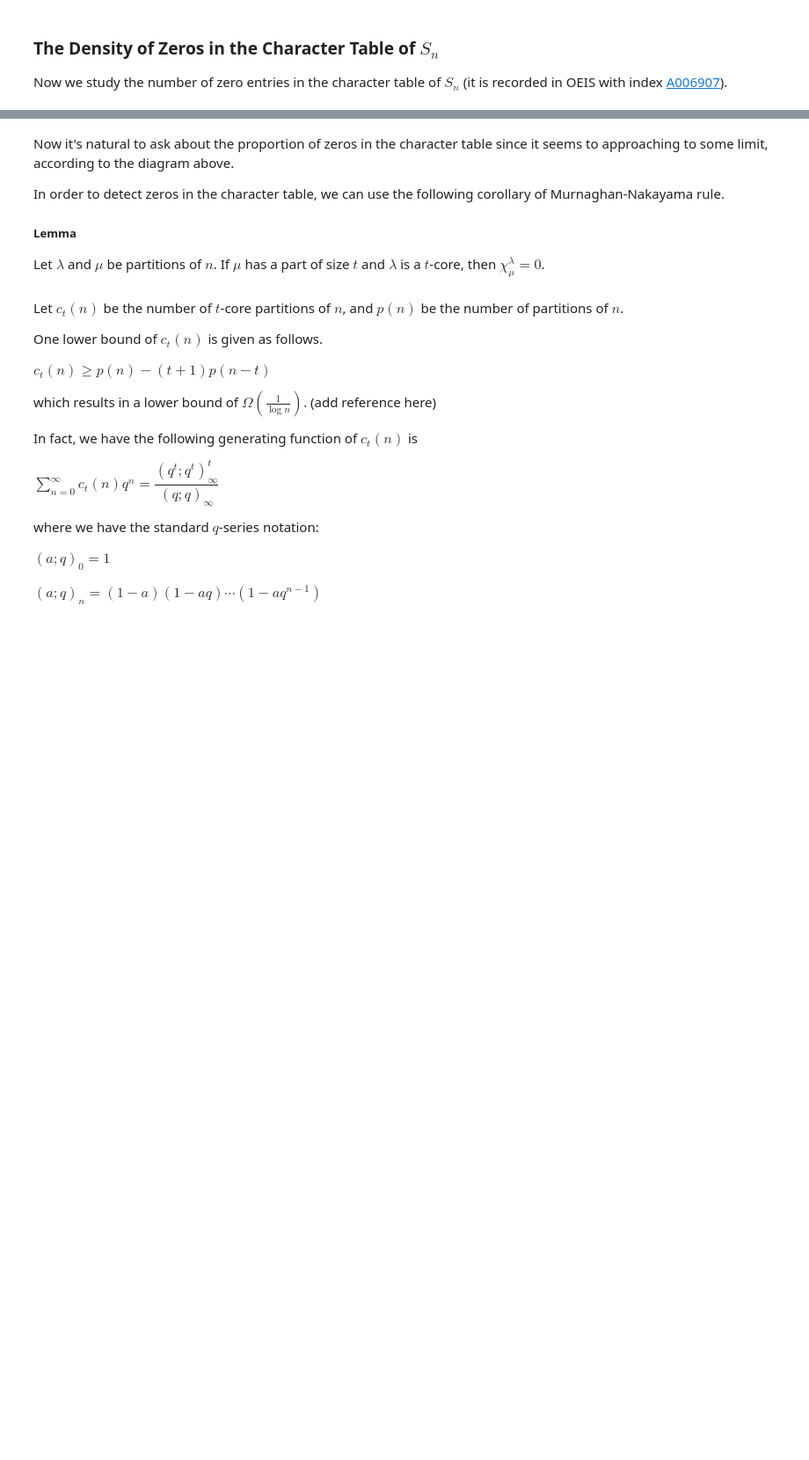
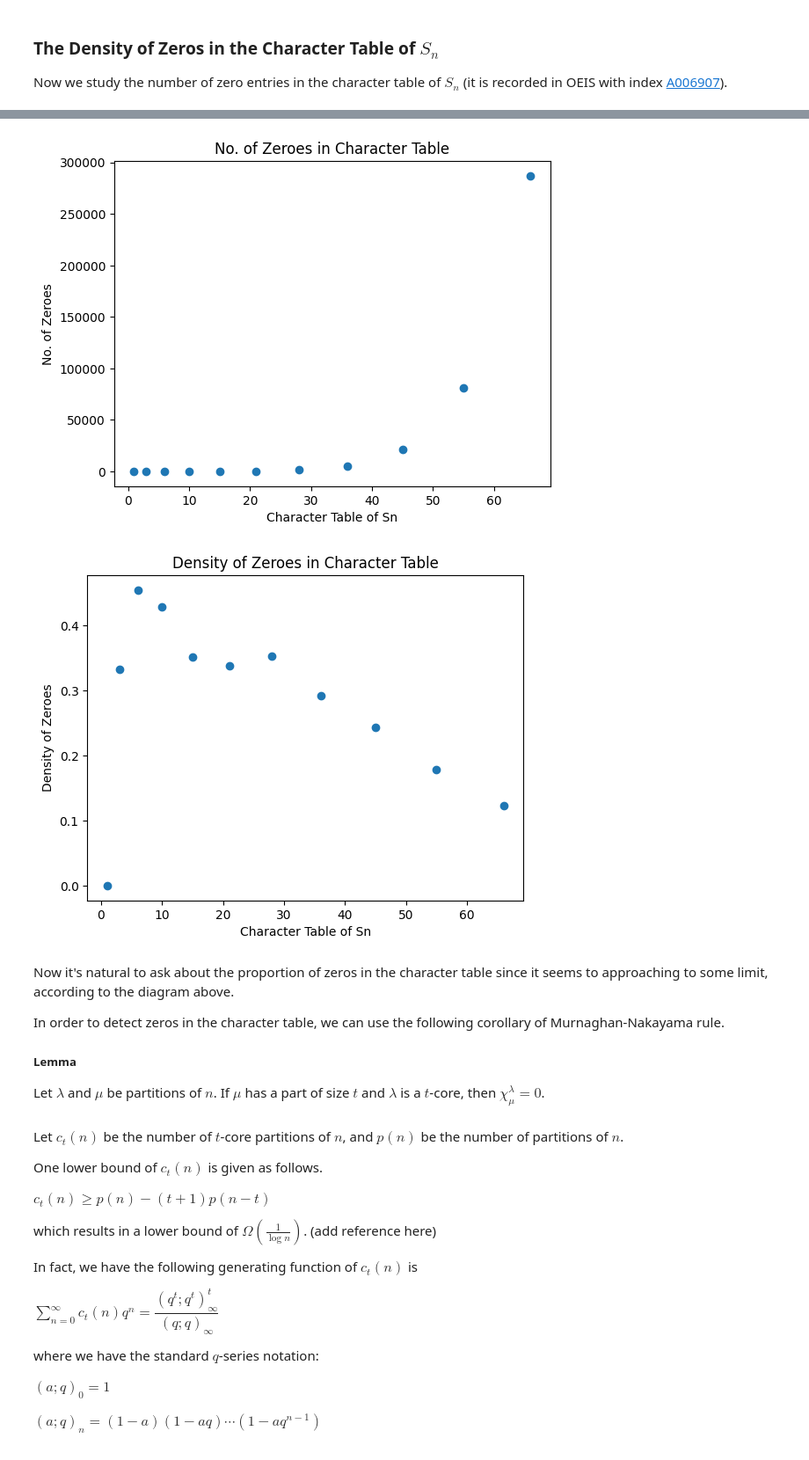
Before and after one commit to TonyZhang2004/Character_Table_of_Symmetric_Groups, a Jupyter notebook: char_table.ipynb, the cells around one changed output, grey strips where cells are left out. Shown: that part at 88% size. Cells and saved outputs as stored; diff of their text form; code cells hidden in the pictures; blank space fills up the shorter version.

Commit message:
Zeroes in Staircase Partition

```diff
--- a/char_table.ipynb
+++ b/char_table.ipynb
@@ -251,3 +321,30 @@ plt.show()
+# %%
+x_axis = [1, 3, 6, 10, 15, 21, 28, 36, 45, 55, 66]
+n = 1
+density_of_zeroes = []
+no_zeroes_list = []
+for N in x_axis:
+    df = pd.read_csv("S{}_staircase.csv".format(N), header=None)
+    # print(df)
+    no_zeroes = (df == 0).sum().sum()
+    no_zeroes_list.append(no_zeroes)
+    density_of_zeroes.append(no_zeroes / len(df.values))
+    n += 1
+
+plt.scatter(x_axis, no_zeroes_list)
+plt.xlabel("Character Table of Sn")
+plt.ylabel("No. of Zeroes")
+plt.title("No. of Zeroes in Character Table")
+plt.show()
+
+plt.scatter(x_axis, density_of_zeroes)
+plt.xlabel("Character Table of Sn")
+plt.ylabel("Density of Zeroes")
+plt.title("Density of Zeroes in Character Table")
+plt.show()
+# %% [output]
+[figure, added]
+[figure, added]
 # %% [markdown]
 Now it's natural to ask about the proportion of zeros in the character table since it seems to approaching to some limit, according to the diagram above.
 
```
Also changed, not shown: parts of 9 cells of this notebook, 3 other files.
